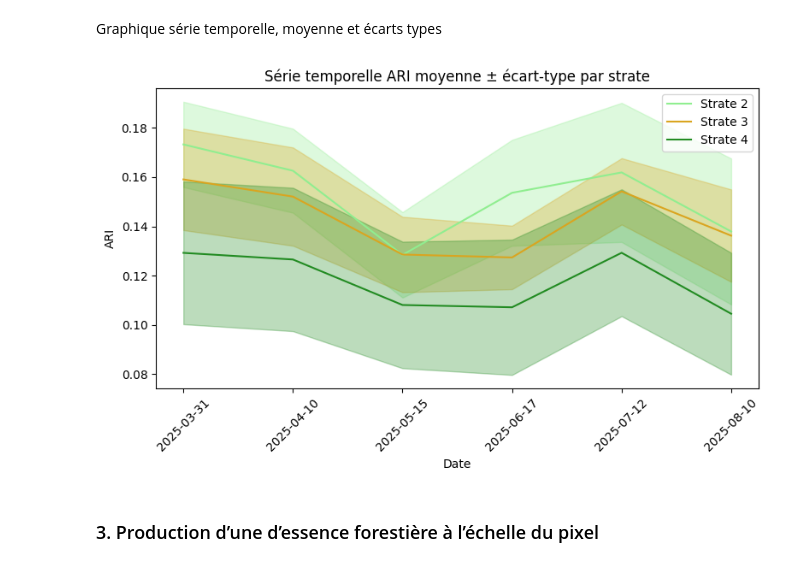
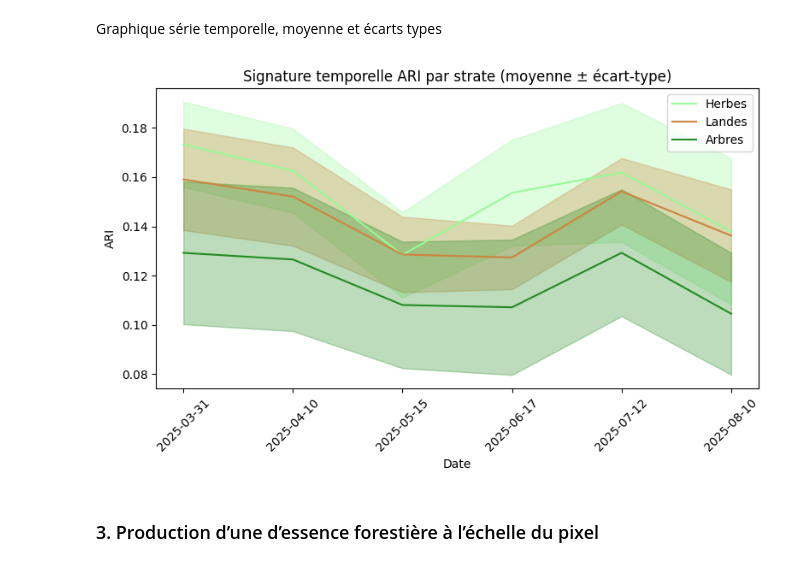
Before and after one commit to marion-billy/projet_telea_landes, a Jupyter notebook: projet_telea_BILLY_MARION.ipynb, the cells around one changed output. Cells and saved outputs as stored; diff of their text form; code cells hidden in the pictures.

Commit message:
graph série temporelle v2

```diff
--- a/projet_telea_BILLY_MARION.ipynb
+++ b/projet_telea_BILLY_MARION.ipynb
@@ -259,34 +259,38 @@ df.replace(-9999, np.nan, inplace=True)
 grouped = df.groupby('strate')
 mean_df = grouped.mean()
 std_df = grouped.std()
-
-# couleurs pour chaque strate
-colors = {2: 'lightgreen', 3: 'goldenrod', 4: 'forestgreen'}
-
-# tracer
-plt.figure(figsize=(8,5))
-for strate in mean_df.index:
-    plt.plot(dates, mean_df.loc[strate], label=f'Strate {strate}', color=colors.get(strate, 'gray'))
-    plt.fill_between(
-        dates,
-        mean_df.loc[strate] - std_df.loc[strate],
-        mean_df.loc[strate] + std_df.loc[strate],
-        color=colors.get(strate, 'gray'),
-        alpha=0.3
-    )
-
-plt.xlabel("Date")
-plt.ylabel("ARI")
-plt.title("Série temporelle ARI moyenne ± écart-type par strate")
-plt.legend()
-plt.xticks(rotation=45)
-plt.tight_layout()
-
-fig_dir = os.path.join(out_dir, "figure")
-os.makedirs(fig_dir, exist_ok=True)
-plt.savefig(os.path.join(fig_dir, "ARI_series_by_strate.png"), dpi=300)
-plt.show()
-# %% [output]
-[figure, removed]
+# %%
+# couleurs et labels pour les strates
+colors = {2: 'palegreen', 3: 'peru', 4: 'forestgreen'}
+labels_name = {2: 'Herbes', 3: 'Landes', 4: 'Arbres'}
+
+fig, ax = plt.subplots(figsize=(8,5))
+
+for strate in mean_df.index:
+    means = mean_df.loc[strate].values
+    stds = std_df.loc[strate].values
+    ax.plot(range(len(dates)), means, color=colors[strate], label=labels_name[strate])
+    ax.fill_between(
+        range(len(dates)),
+        means - stds,
+        means + stds,
+        color=colors[strate],
+        alpha=0.3
+    )
+
+ax.set_xticks(range(len(dates)))
+ax.set_xticklabels(dates, rotation=45)
+ax.set_xlabel("Date")
+ax.set_ylabel("ARI")
+ax.set_title("Signature temporelle ARI par strate (moyenne ± écart-type)")
+ax.legend()
+plt.tight_layout()
+
+fig_dir = os.path.join(out_dir, "figure")
+os.makedirs(fig_dir, exist_ok=True)
+plt.savefig(os.path.join(fig_dir, "ARI_signature_by_strate.png"), dpi=300)
+plt.show()
+# %% [output]
+[figure, added]
 # %% [markdown]
 ### 3. Production d’une d’essence forestière à l’échelle du pixel
```
